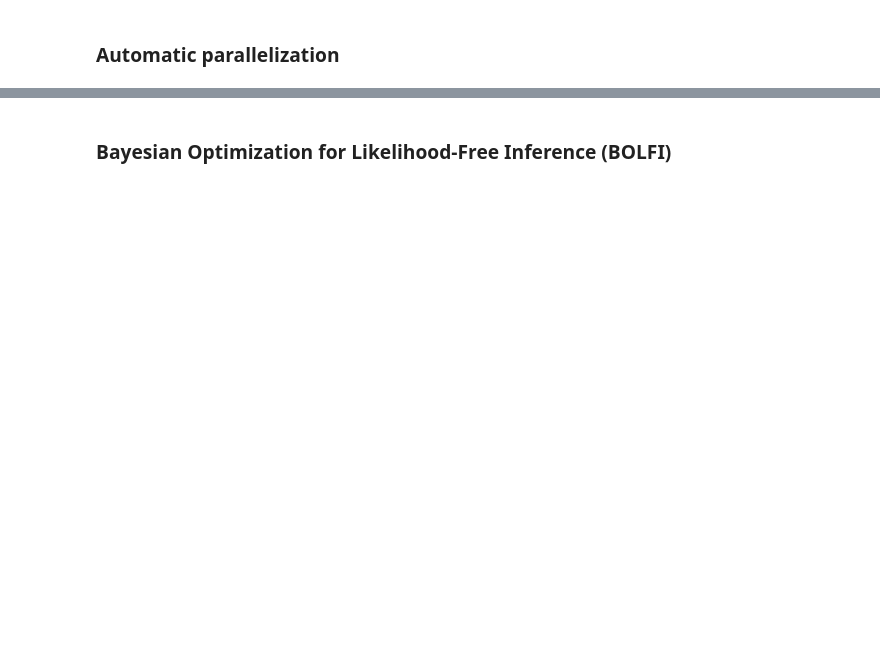
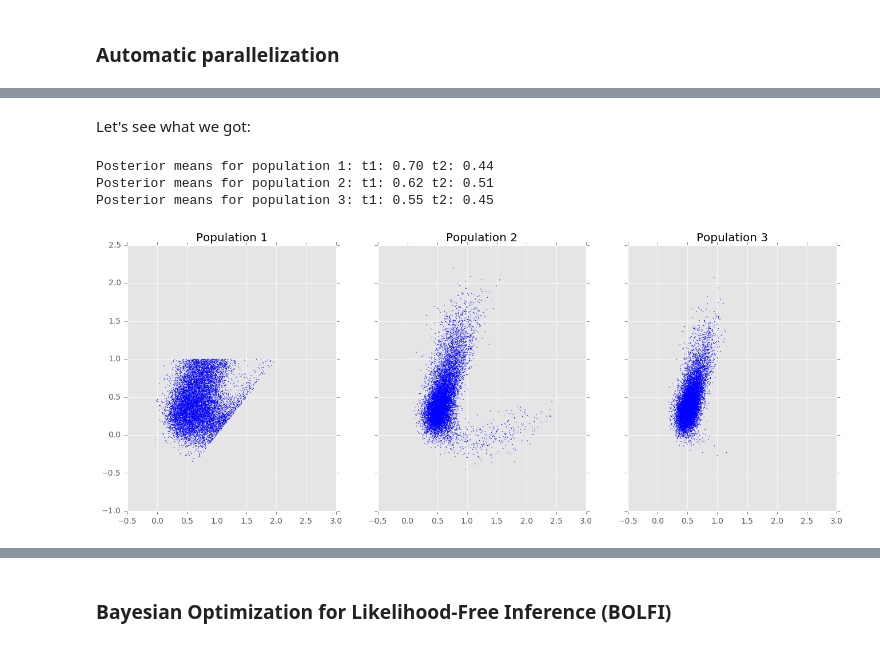
Before and after one commit to elfi-dev/elfi, a Jupyter notebook: notebooks/ma2_example.ipynb, the cells around one changed output, grey strips where cells are left out. Cells and saved outputs as stored; diff of their text form; code cells hidden in the pictures; blank space fills up the shorter version.

```diff
--- a/notebooks/ma2_example.ipynb
+++ b/notebooks/ma2_example.ipynb
@@ -219,0 +295,5 @@ dot_graph(d[0:30000].dask)
+# %%
+N = 10000
+n_populations = 3
+schedule = [0.1, 0.05, 0.01]
+%time result_dict = smc.sample(N, n_populations, schedule)
@@ -219,0 +303,18 @@ dot_graph(d[0:30000].dask)
+# %% [markdown]
+Let's see what we got:
+# %%
+fig, ax = plt.subplots(ncols=n_populations, sharex=True, sharey=True, figsize=(16,6))
+for ii in range(n_populations-1):
+    data = result_dict['samples_history'][ii]
+    print("Posterior means for population {}: t1: {:.2f} t2: {:.2f}".format(ii+1, data[0].mean(), data[1].mean()))
+    ax[ii].scatter(data[0], data[1], s=1, edgecolor='none');
+    ax[ii].set_title("Population {}".format(ii+1));
+data = result_dict['samples']
+print("Posterior means for population {}: t1: {:.2f} t2: {:.2f}".format(n_populations, data[0].mean(), data[1].mean()))
+ax[n_populations-1].scatter(data[0], data[1], s=1, edgecolor='none');
+ax[n_populations-1].set_title("Population {}".format(n_populations));
+# %% [output]
+Posterior means for population 1: t1: 0.70 t2: 0.44
+Posterior means for population 2: t1: 0.62 t2: 0.51
+Posterior means for population 3: t1: 0.55 t2: 0.45
+[figure, added]
```
Also changed, not shown: parts of 51 cells of this notebook, 1 other file.
